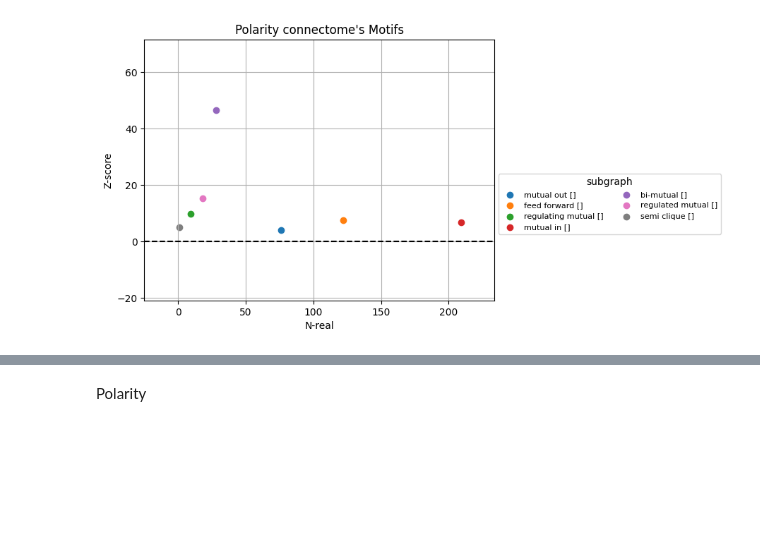
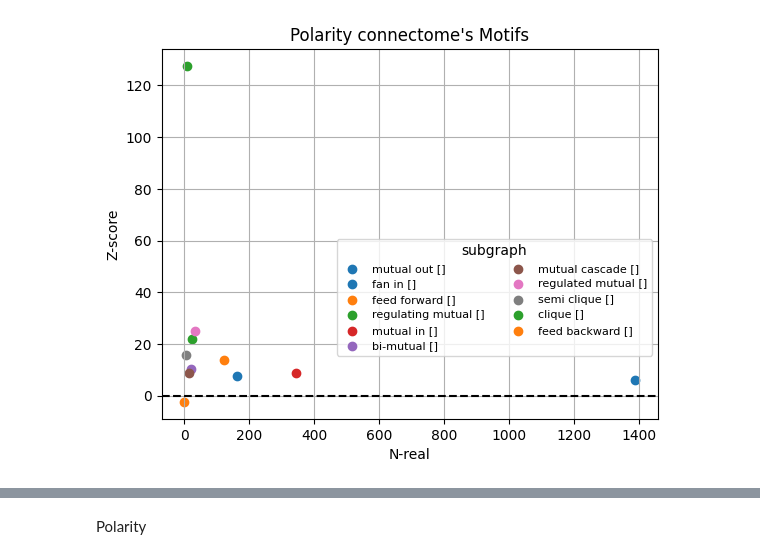
Before and after one commit to deangeckt/network_motifs, a Jupyter notebook: post_motif_analysis/motif_analysis.ipynb, the cells around one changed output, grey strips where cells are left out. Drawn from its saved outputs; the diff is of its cells as text; code cells hidden in the pictures; blank space fills up the shorter version.

Commit message:
cook with bio randomizer reulsts

```diff
--- a/post_motif_analysis/motif_analysis.ipynb
+++ b/post_motif_analysis/motif_analysis.ipynb
@@ -18,8 +18,11 @@ from matplotlib.patches import ArrowStyle
 import matplotlib.patches as patches
 from networks.network import Network
 # %%
-# data = import_results('results/cook_si2_herm_chem_k3_m5.bin')
-data = import_results('results/pol_k3_m5.bin')
+data = import_results('results/cook_si2_herm_chem_k3_m5.bin')
+data = import_results('results/cook_si2_herm_all_k3_m5_bio_rand.bin')
+
+
+# data = import_results('results/pol_k3_m5.bin')
 # data = import_results('results/cmpx_pol_k3_m5.bin')
 
 
@@ -207,7 +210,7 @@ def scatter_motifs(motifs_, w_graph=False):
     for i, (id_, x, y, m) in enumerate(zip(ids_, n_reals, z_scores, motifs_)):
         # color = 'r' if y < 0 else 'g'
 
-        label = id_ #three_sub_graphs_mapping[int(id_)]
+        label = three_sub_graphs_mapping[int(id_)]
         id_num = id_.split()[0]
         id_pol = pols[i]
         label = f'{three_sub_graphs_mapping[int(id_num)]} {id_pol}'
@@ -217,7 +220,7 @@ def scatter_motifs(motifs_, w_graph=False):
         ax.scatter(x, y, label=label, color=colors[color_idx%10])
 
         # print(i, id_num, three_sub_graphs_mapping[int(id_num)], id_pol)
-        if w_graph and i in [15,13,9]:
+        if w_graph:
             graph = nx.DiGraph(m.role_pattern)
             draw_graph_on_plot(graph, x, y, range_x, range_y, 20, ax)
 
@@ -375,7 +378,7 @@ none: 3/13
 # %%
-scatter_motifs(motifs_, True)
+scatter_motifs(motifs_ + anti_motifs_, False)
 # %% [output]
-[figure, old version]
+[figure, new version]
 # %%
 node = 'AVDR'
 neighbors = set()
```
Also changed, not shown: parts of 18 cells of this notebook, 4 other files.
